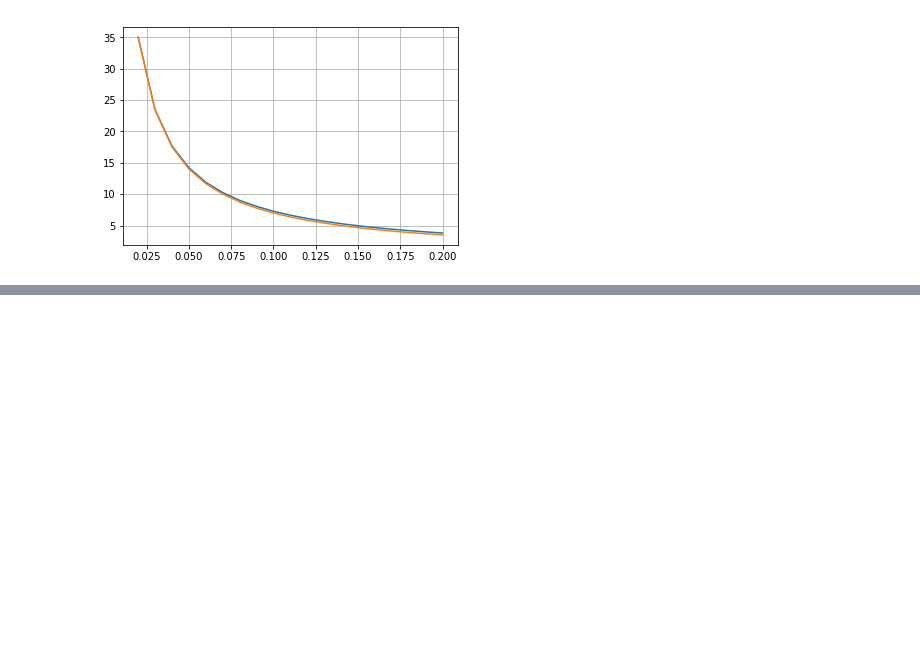
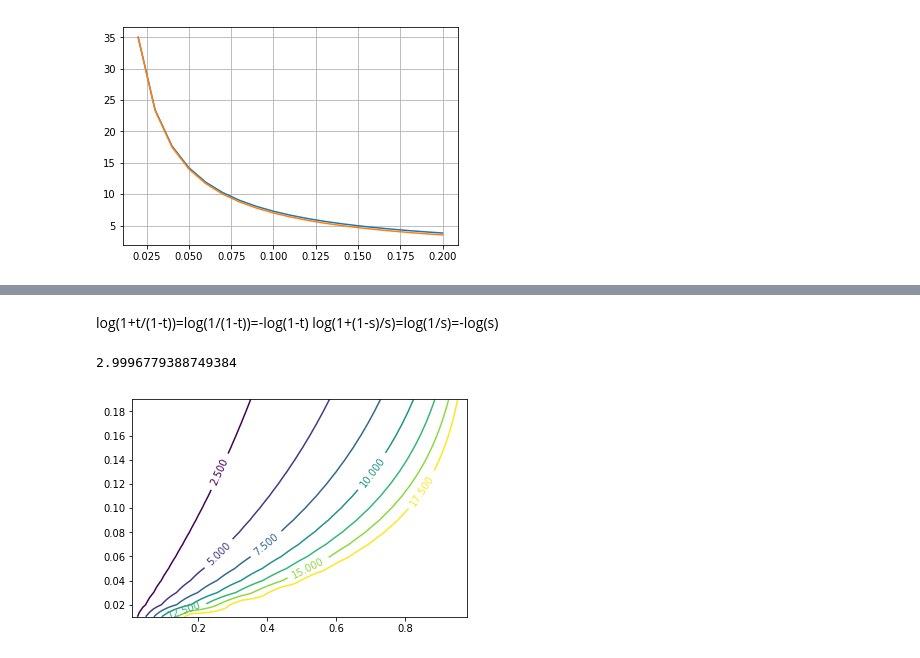
Before and after one commit to jvalansi/notebooks, a Jupyter notebook: time to freedom.ipynb, the cells around one changed output, grey strips where cells are left out. Saved outputs shown, nothing was run; the diff lists cells and outputs as text; code cells hidden in the pictures; blank space fills up the shorter version.

```diff
--- a/time to freedom.ipynb
+++ b/time to freedom.ipynb
@@ -112,0 +108,18 @@ plt.show()
+# %% [markdown]
+log(1+t/(1-t))=log(1/(1-t))=-log(1-t)
+log(1+(1-s)/s)=log(1/s)=-log(s)
+# %%
+import numpy as np
+def years(t, i, s0=None, out=float): return out(-np.log(1-t)/np.log(1+i) - years_done(s0, i) \
+                                                if s0 else -np.log(1-t)/np.log(1+i))
+def total(n, s, i): return s*((1+i)**n-1)/i
+def years_done(s0, i): return(-np.log(1-s0*i/(1+s0*i))/np.log(1+i))
+years(0.5, .14, 2.5)
+# years(.5, .08)
+# total(2.9, 50, 0.08)
+# %% [output]
+2.9996779388749384
+# %%
+plot_years()
+# %% [output]
+[figure, added]
```
Also changed, not shown: parts of 5 cells of this notebook, 38 other files.
